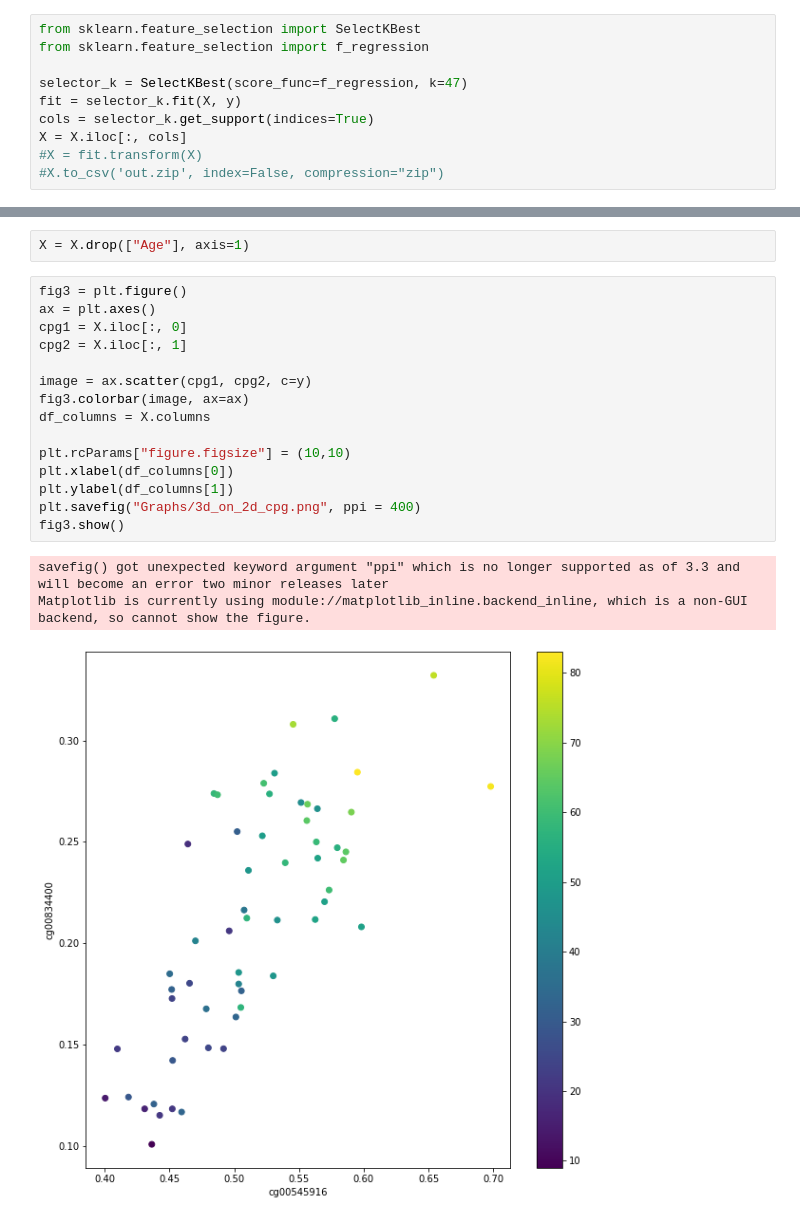
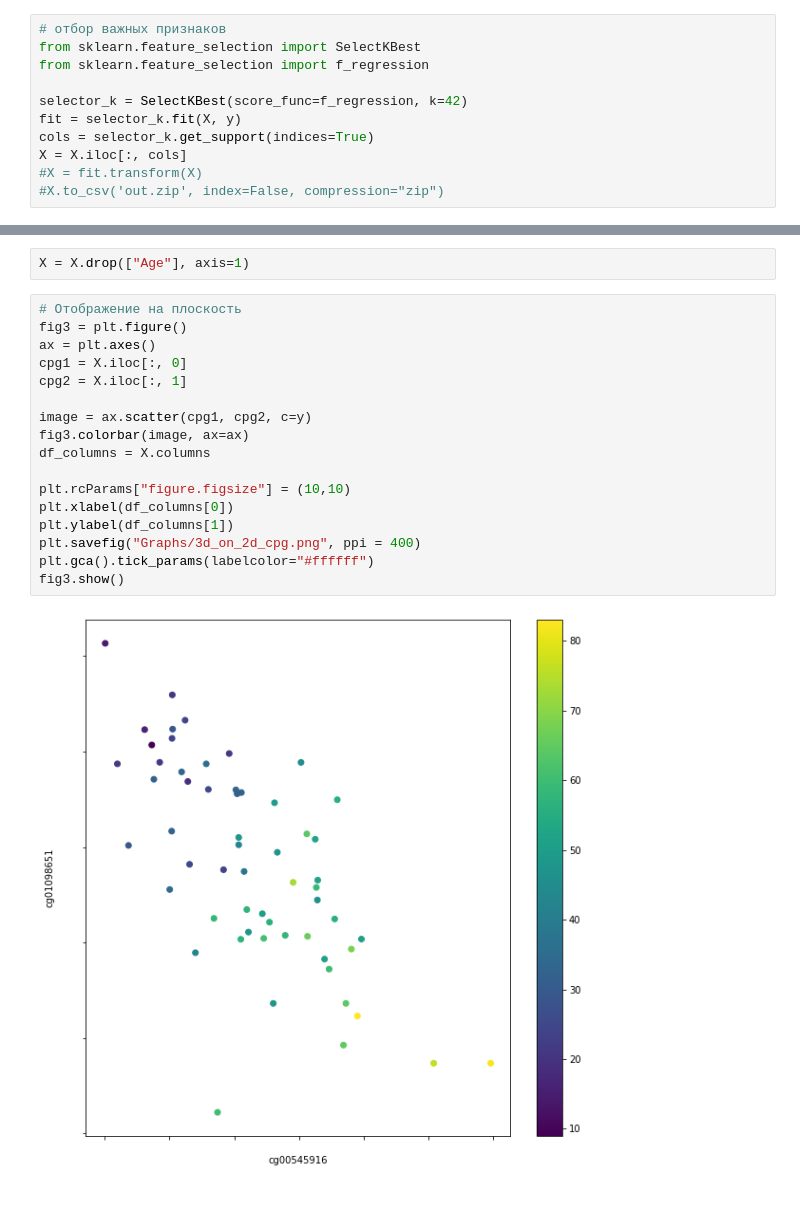
Before and after one commit to DrXlor/ML_BioAge, a Jupyter notebook: BioAge_SVR.ipynb, the cells around one changed output, grey strips where cells are left out. Drawn from its saved outputs; the diff is of its cells as text.

```diff
--- a/BioAge_SVR.ipynb
+++ b/BioAge_SVR.ipynb
@@ -67,8 +66,9 @@ savefig() got unexpected keyword argument "ppi" which is no longer supported as
 # %%
+# отбор важных признаков
 from sklearn.feature_selection import SelectKBest
 from sklearn.feature_selection import f_regression
 
-selector_k = SelectKBest(score_func=f_regression, k=47)
+selector_k = SelectKBest(score_func=f_regression, k=42)
 fit = selector_k.fit(X, y)
 cols = selector_k.get_support(indices=True)
 X = X.iloc[:, cols]
@@ -132,22 +140,22 @@ for i in range(i-1):
 # %%
 X = X.drop(["Age"], axis=1)
 # %%
+# Отображение на плоскость
 fig3 = plt.figure()
 ax = plt.axes()
 cpg1 = X.iloc[:, 0]
 cpg2 = X.iloc[:, 1]
 
 image = ax.scatter(cpg1, cpg2, c=y)
 fig3.colorbar(image, ax=ax)
 df_columns = X.columns
 
 plt.rcParams["figure.figsize"] = (10,10)
 plt.xlabel(df_columns[0])
 plt.ylabel(df_columns[1])
 plt.savefig("Graphs/3d_on_2d_cpg.png", ppi = 400)
+plt.gca().tick_params(labelcolor="#ffffff")
 fig3.show()
 # %% [output]
-savefig() got unexpected keyword argument "ppi" which is no longer supported as of 3.3 and will become an error two minor releases later
-Matplotlib is currently using module://matplotlib_inline.backend_inline, which is a non-GUI backend, so cannot show the figure.
-[figure, old version]
+[figure, new version]
 # %%
```
Also changed, not shown: parts of 20 cells of this notebook.
